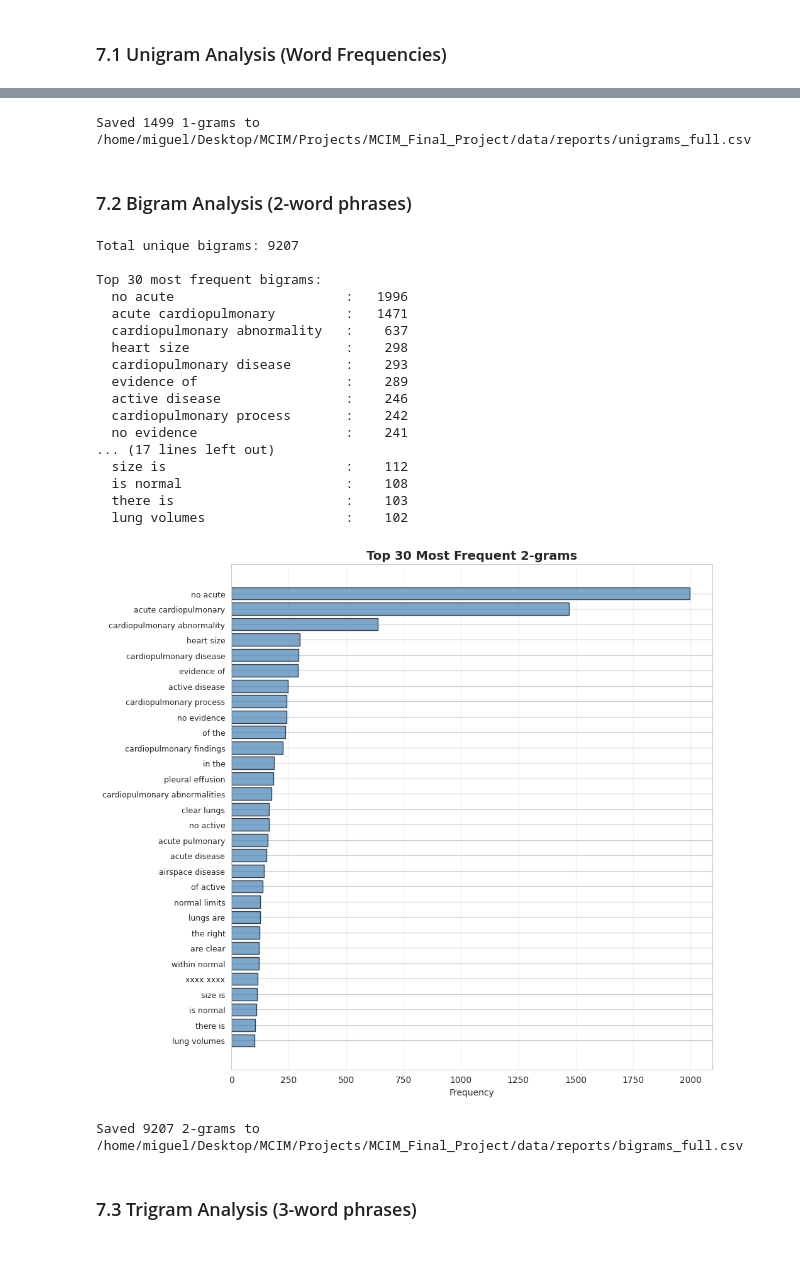
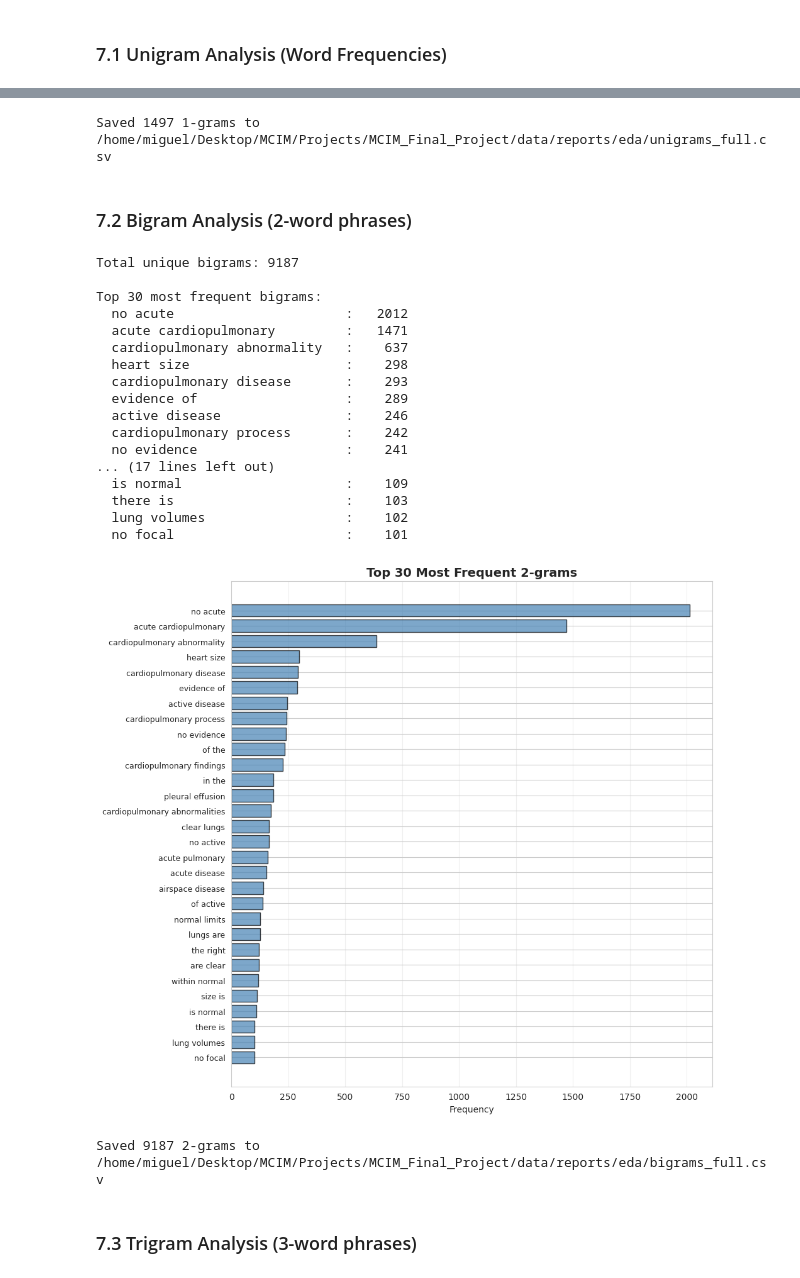
Before and after one commit to miguel-silva48/MCIM_Final_Project, a Jupyter notebook: notebooks/01_eda.ipynb, the cells around one changed output, grey strips where cells are left out. Drawn from its saved outputs; the diff is of its cells as text; code cells hidden in the pictures.

```diff
--- a/notebooks/01_eda.ipynb
+++ b/notebooks/01_eda.ipynb
@@ -430,13 +462,17 @@ plot_censoring_distribution(
 # %%
-# Filter reports based on censoring threshold from config
-max_censoring = config['max_censoring_ratio']
-
-print(f"Filtering with max censoring ratio: {max_censoring}")
+# Filter reports based on censoring threshold
+print(f"Filtering with max censoring ratio: {MAX_CENSORING_RATIO} ({int(MAX_CENSORING_RATIO*100)}%)")
 print(f"Reports before filtering: {len(reports_df)}")
 
 # Filter based on impression censoring (our target field)
-reports_filtered = reports_df[reports_df['impression_censoring'] <= max_censoring].copy()
+reports_filtered = reports_df[reports_df['impression_censoring'] <= MAX_CENSORING_RATIO].copy()
 
 print(f"Reports after filtering: {len(reports_filtered)}")
 print(f"Reports removed: {len(reports_df) - len(reports_filtered)} ({(len(reports_df) - len(reports_filtered))/len(reports_df)*100:.1f}%)")
+
+# Show distribution of censoring in remaining reports
+print(f"\nCensoring in filtered reports:")
+print(f"  Mean: {reports_filtered['impression_censoring'].mean():.3f}")
+print(f"  Median: {reports_filtered['impression_censoring'].median():.3f}")
+print(f"  Max: {reports_filtered['impression_censoring'].max():.3f}")
 # %% [output]
@@ -460,3 +501,14 @@ print(f"Sample: {impression_texts[0][:150]}...")
 # %% [output]
 Analyzing 3817 impression texts
 Sample: Normal chest x-XXXX....
+# %%
+# Remove XXXX tokens from impression texts before vocabulary analysis
+# This prevents censoring tokens from appearing in our vocabulary
+impression_texts_cleaned = [remove_censoring_tokens(text) for text in impression_texts]
+
+print(f"Texts after removing XXXX tokens: {len(impression_texts_cleaned)}")
+print(f"Sample cleaned text: {impression_texts_cleaned[0][:150]}...")
+
+# Verify XXXX removal
+xxxx_found = sum(1 for text in impression_texts_cleaned if 'xxxx' in text.lower())
+print(f"\nXXXX tokens remaining: {xxxx_found} (should be 0)")
@@ -503,26 +560,26 @@ plot_ngram_frequencies(
 # Save full unigram report
 save_ngram_report(
     unigrams,
-    output_path=project_root / 'data' / 'reports' / 'unigrams_full.csv',
+    output_path=project_root / 'data' / 'reports' / 'eda' / 'unigrams_full.csv',
     n=1
 )
 # %% [output]
-Saved 1499 1-grams to /home/miguel/Desktop/MCIM/Projects/MCIM_Final_Project/data/reports/unigrams_full.csv
+Saved 1497 1-grams to /home/miguel/Desktop/MCIM/Projects/MCIM_Final_Project/data/reports/eda/unigrams_full.csv
 # %% [markdown]
 ### 7.2 Bigram Analysis (2-word phrases)
 # %%
-# Get bigram frequencies
-bigrams = get_ngram_frequencies(impression_texts, n=2, top_k=None, lowercase=True, remove_punctuation=True)
+# Get bigram frequencies (using cleaned texts without XXXX)
+bigrams = get_ngram_frequencies(impression_texts_cleaned, n=2, top_k=None, lowercase=True, remove_punctuation=True)
 
 print(f"Total unique bigrams: {len(bigrams)}")
-print("\nTop 30 most frequent bigrams:")
-for bigram, count in bigrams.most_common(30):
+print(f"\nTop {TOP_K_NGRAMS} most frequent bigrams:")
+for bigram, count in bigrams.most_common(TOP_K_NGRAMS):
     print(f"  {' '.join(bigram):30s}: {count:6d}")
 # %% [output]
-Total unique bigrams: 9207
+Total unique bigrams: 9187
 
 Top 30 most frequent bigrams:
-  no acute                      :   1996
+  no acute                      :   2012
   acute cardiopulmonary         :   1471
   cardiopulmonary abnormality   :    637
   heart size                    :    298
@@ -532,29 +589,29 @@ Top 30 most frequent bigrams:
   cardiopulmonary process       :    242
   no evidence                   :    241
 ... (17 lines left out)
-  size is                       :    112
-  is normal                     :    108
+  is normal                     :    109
   there is                      :    103
   lung volumes                  :    102
+  no focal                      :    101
 # %%
 # Visualize top bigrams
 plot_ngram_frequencies(
     bigrams,
     n=2,
-    top_k=30,
-    save_path=project_root / 'data' / 'reports' / 'top_bigrams.png'
+    top_k=TOP_K_NGRAMS,
+    save_path=project_root / 'data' / 'reports' / 'eda' / 'top_bigrams.png'
 )
 # %% [output]
-[figure, old version]
+[figure, new version]
 # %%
 # Save full bigram report
 save_ngram_report(
     bigrams,
-    output_path=project_root / 'data' / 'reports' / 'bigrams_full.csv',
+    output_path=project_root / 'data' / 'reports' / 'eda' / 'bigrams_full.csv',
     n=2
 )
 # %% [output]
-Saved 9207 2-grams to /home/miguel/Desktop/MCIM/Projects/MCIM_Final_Project/data/reports/bigrams_full.csv
+Saved 9187 2-grams to /home/miguel/Desktop/MCIM/Projects/MCIM_Final_Project/data/reports/eda/bigrams_full.csv
 # %% [markdown]
 ### 7.3 Trigram Analysis (3-word phrases)
 # %%
```
Also changed, not shown: parts of 24 cells of this notebook, 29 other files.
